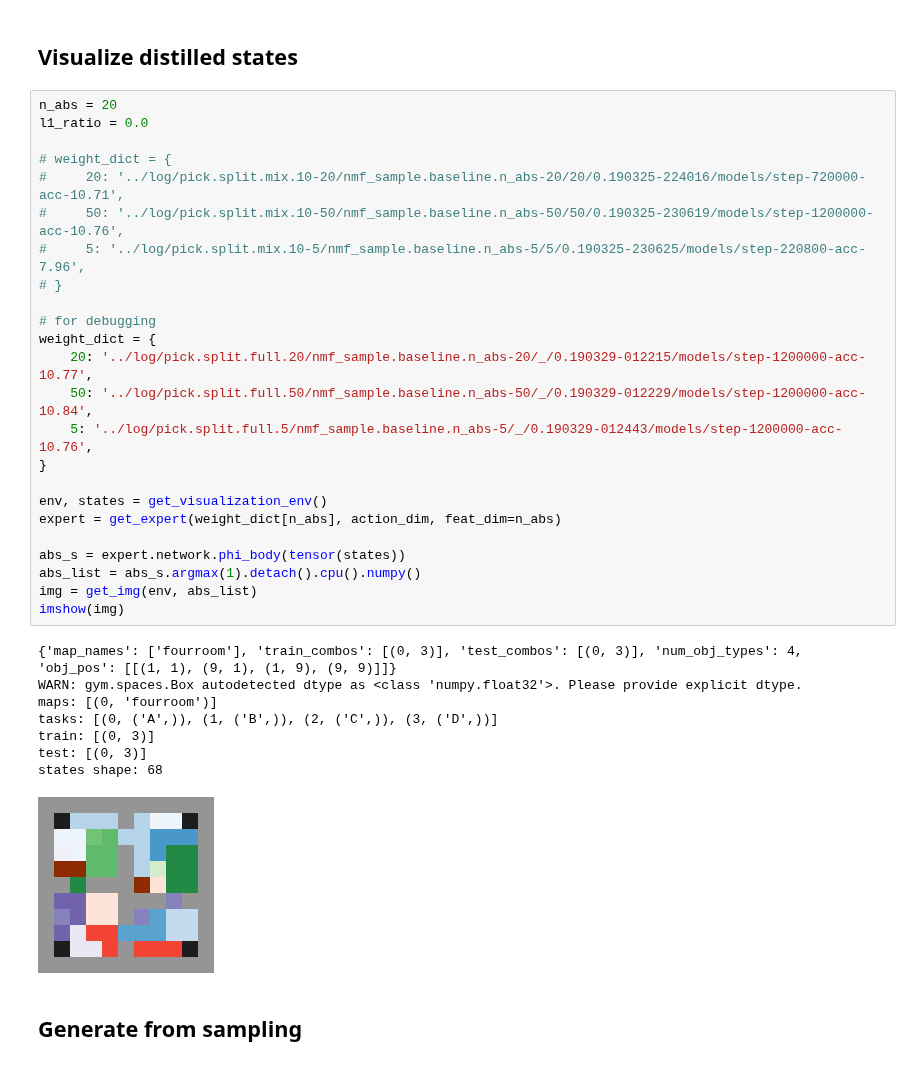
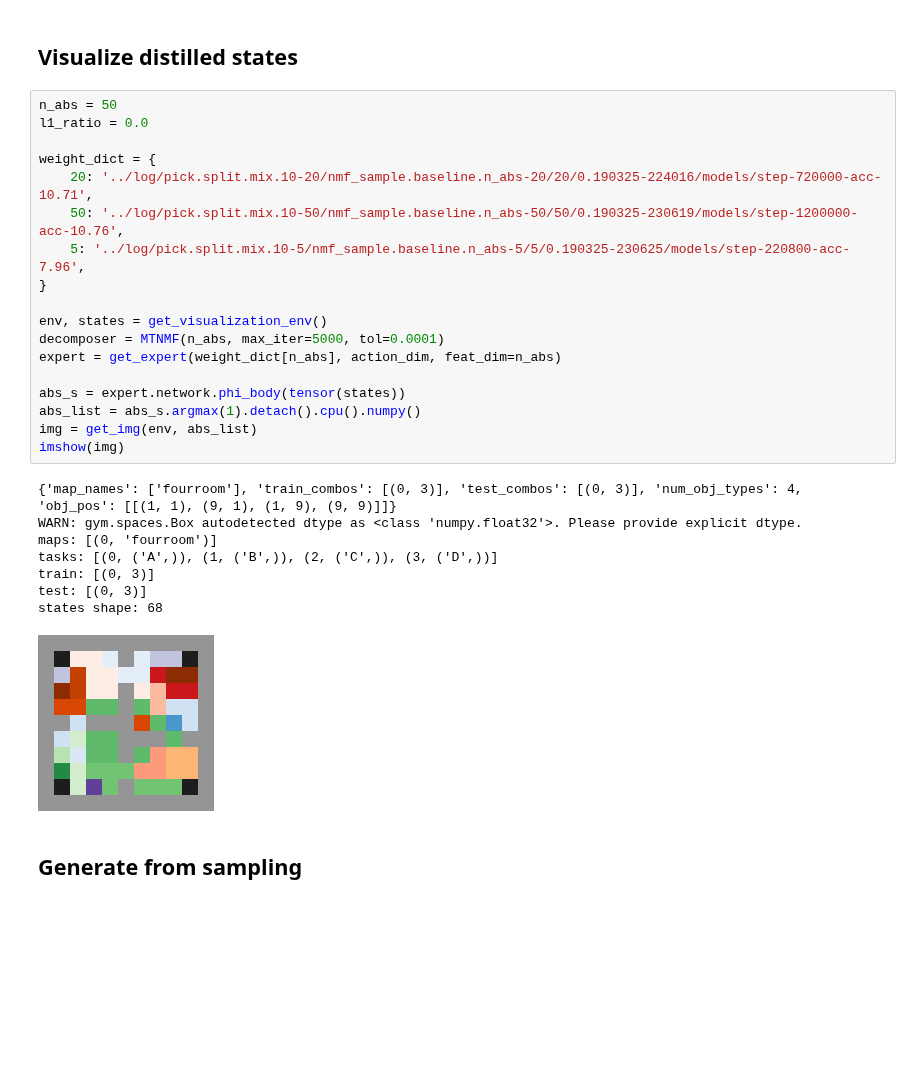
Before and after one commit to lchenat/TSA, a Jupyter notebook: ipynb/pick_nmf.ipynb, the cells around one changed output. Cells and saved outputs as stored; diff of their text form; blank space fills up the shorter version.

```diff
--- a/ipynb/pick_nmf.ipynb
+++ b/ipynb/pick_nmf.ipynb
@@ -426,38 +426,32 @@ save: ../data/nmf_sample/pick/fourroom/split.full-5
 # %% [markdown]
 ## Visualize distilled states
 # %%
-n_abs = 20
+n_abs = 50
 l1_ratio = 0.0
 
-# weight_dict = {
-#     20: '../log/pick.split.mix.10-20/nmf_sample.baseline.n_abs-20/20/0.190325-224016/models/step-720000-acc-10.71',
-#     50: '../log/pick.split.mix.10-50/nmf_sample.baseline.n_abs-50/50/0.190325-230619/models/step-1200000-acc-10.76',
-#     5: '../log/pick.split.mix.10-5/nmf_sample.baseline.n_abs-5/5/0.190325-230625/models/step-220800-acc-7.96',
-# }
-
-# for debugging
 weight_dict = {
-    20: '../log/pick.split.full.20/nmf_sample.baseline.n_abs-20/_/0.190329-012215/models/step-1200000-acc-10.77',
-    50: '../log/pick.split.full.50/nmf_sample.baseline.n_abs-50/_/0.190329-012229/models/step-1200000-acc-10.84',
-    5: '../log/pick.split.full.5/nmf_sample.baseline.n_abs-5/_/0.190329-012443/models/step-1200000-acc-10.76',
+    20: '../log/pick.split.mix.10-20/nmf_sample.baseline.n_abs-20/20/0.190325-224016/models/step-720000-acc-10.71',
+    50: '../log/pick.split.mix.10-50/nmf_sample.baseline.n_abs-50/50/0.190325-230619/models/step-1200000-acc-10.76',
+    5: '../log/pick.split.mix.10-5/nmf_sample.baseline.n_abs-5/5/0.190325-230625/models/step-220800-acc-7.96',
 }
 
 env, states = get_visualization_env()
+decomposer = MTNMF(n_abs, max_iter=5000, tol=0.0001)
 expert = get_expert(weight_dict[n_abs], action_dim, feat_dim=n_abs)
 
 abs_s = expert.network.phi_body(tensor(states))
 abs_list = abs_s.argmax(1).detach().cpu().numpy()
 img = get_img(env, abs_list)
 imshow(img)
 # %% [output]
 {'map_names': ['fourroom'], 'train_combos': [(0, 3)], 'test_combos': [(0, 3)], 'num_obj_types': 4, 'obj_pos': [[(1, 1), (9, 1), (1, 9), (9, 9)]]}
 WARN: gym.spaces.Box autodetected dtype as <class 'numpy.float32'>. Please provide explicit dtype.
 maps: [(0, 'fourroom')]
 tasks: [(0, ('A',)), (1, ('B',)), (2, ('C',)), (3, ('D',))]
 train: [(0, 3)]
 test: [(0, 3)]
 states shape: 68
-[figure, old version]
+[figure, new version]
 # %% [markdown]
 ## Generate from sampling
 # %%
```
Also changed, not shown: parts of 1 cell of this notebook.
